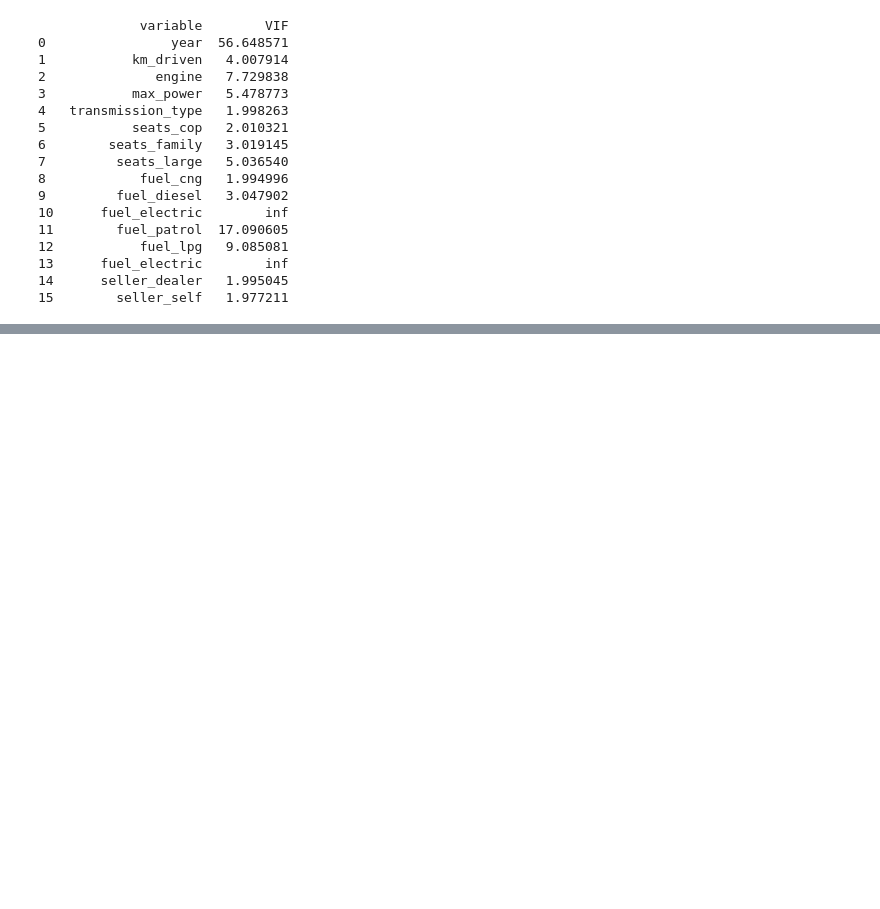
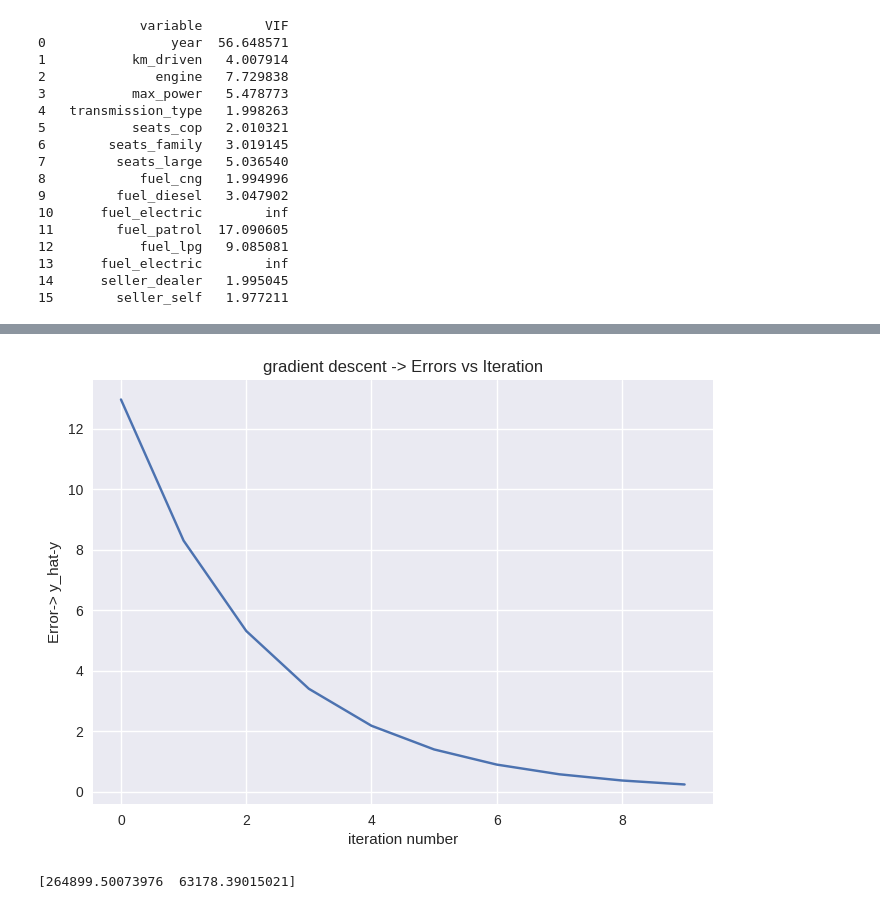
Before and after one commit to ABHIRAM199/my_practice, a Jupyter notebook: car_resale_price_prediction.ipynb, the cells around one changed output, grey strips where cells are left out. Saved outputs shown, nothing was run; the diff lists cells and outputs as text; code cells hidden in the pictures; blank space fills up the shorter version.

```diff
--- a/car_resale_price_prediction.ipynb
+++ b/car_resale_price_prediction.ipynb
@@ -155,0 +254,8 @@ print(vif)
+# %%
+plt.plot(errors)
+plt.xlabel("iteration number")
+plt.ylabel("Error-> y_hat-y")
+plt.title("gradient descent -> Errors vs Iteration")
+plt.show()
+# %% [output]
+[figure, added]
@@ -155,0 +327,4 @@ print(vif)
+# %%
+print(theta)
+# %% [output]
+[264899.50073976  63178.39015021]
```
Also changed, not shown: parts of 29 cells of this notebook.
